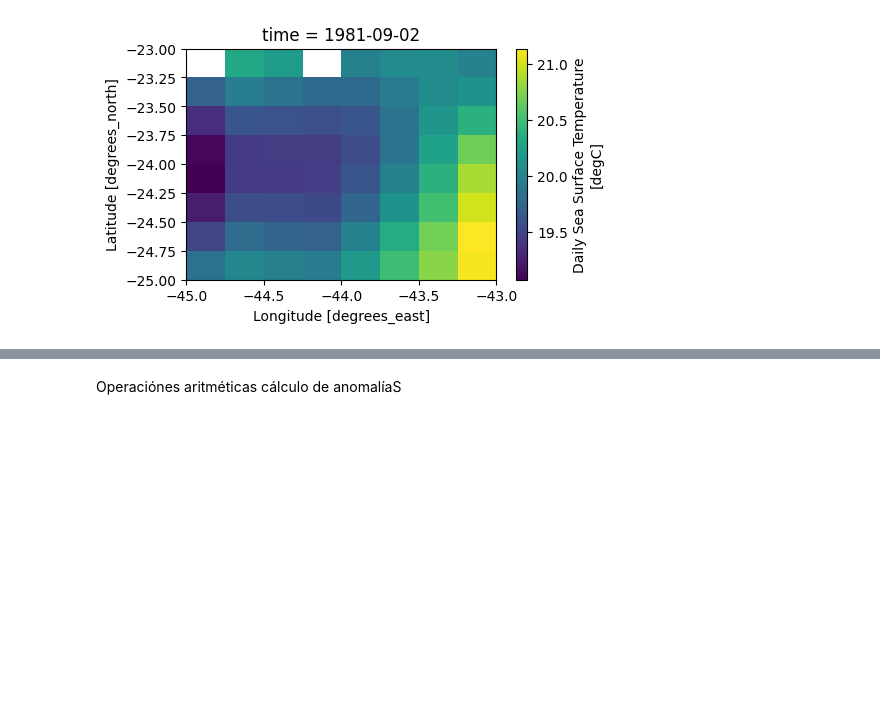
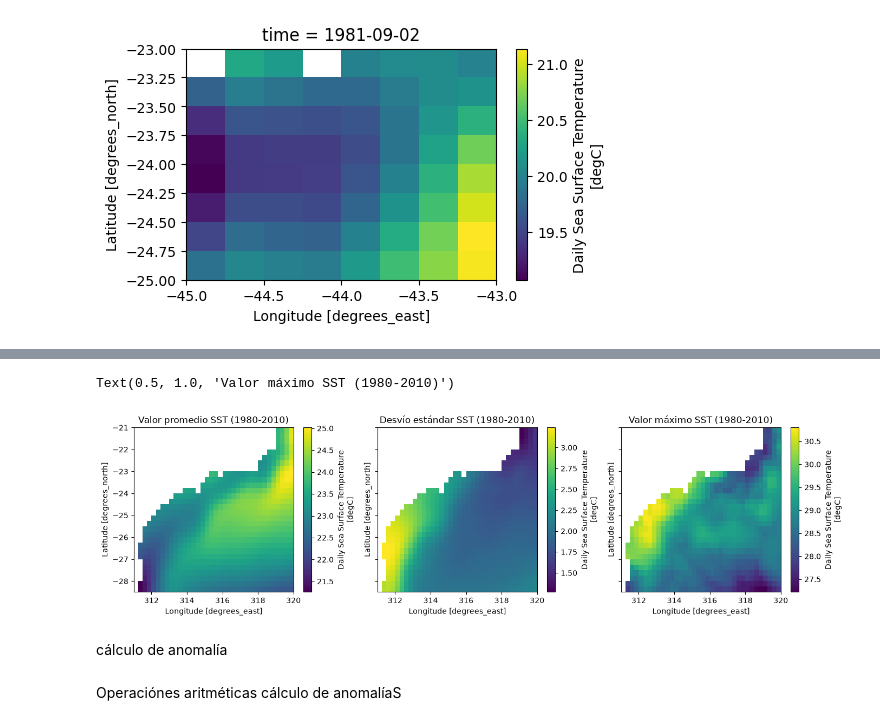
Before and after one commit to francobarrionuevoenv21/XArrray_CQSC, a Jupyter notebook: Tutoriales/Tutorial2_YYYYYY.ipynb, the cells around one changed output, grey strips where cells are left out. Saved outputs shown, nothing was run; the diff lists cells and outputs as text; code cells hidden in the pictures; blank space fills up the shorter version.

```diff
--- a/Tutoriales/Tutorial2_YYYYYY.ipynb
+++ b/Tutoriales/Tutorial2_YYYYYY.ipynb
@@ -5,7 +5,8 @@ import matplotlib.pyplot as plt
 # %% [markdown]
 Lectura y visualización de los datos
 # %%
-sst_path = 'https://github.com/francobarrionuevoenv21/XArrray_CQSC/raw/refs/heads/main/Data/sst_brasil.nc'
+#sst_path = 'https://github.com/francobarrionuevoenv21/XArrray_CQSC/raw/refs/heads/main/Data/sst_brasil.nc'
+sst_path = '/home/franco-barrionuevo/Documents/GitHub/XArrray_CQSC/Data/sst_brasil.nc'
 ds_sst = xr.open_dataset(sst_path)
 ds_sst
 # %% [output]
@@ -204,0 +200,5 @@ media y desvío temporal
+# %%
+sst_30y = ds_sst.sel(time=slice('1980-01-01', '2010-01-01')) # Seleccionamos 30 años
+
+sst_30y
+#sst_mean = ds_sst
@@ -205,3 +245,20 @@ media y desvío temporal
+# %%
+fig, ax = plt.subplots(1, 3, figsize=(14, 4), sharey = True, tight_layout=True)
+
+sst_30y_mean = sst_30y.mean(dim='time')
+sst_30y_mean.sst.plot(ax=ax[0])
+ax[0].set_title('Valor promedio SST (1980-2010)')
+
+sst_30y.std(dim='time')['sst'].plot(ax=ax[1])
+ax[1].set_title('Desvío estándar SST (1980-2010)')
+
+sst_30y.max(dim='time').sst.plot(ax=ax[2])
+ax[2].set_title('Valor máximo SST (1980-2010)')
+# %% [output]
+Text(0.5, 1.0, 'Valor máximo SST (1980-2010)')
+[figure, added]
+# %% [markdown]
+cálculo de anomalía
 # %% [markdown]
 Operaciónes aritméticas
 cálculo de anomalíaS
```
Also changed, not shown: parts of 14 cells of this notebook.
